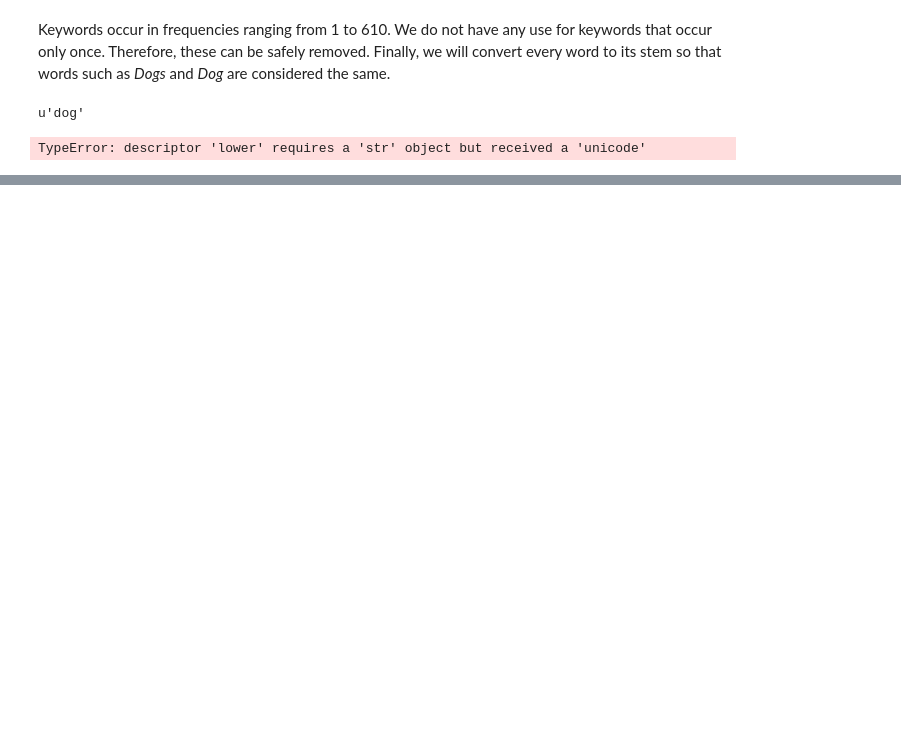
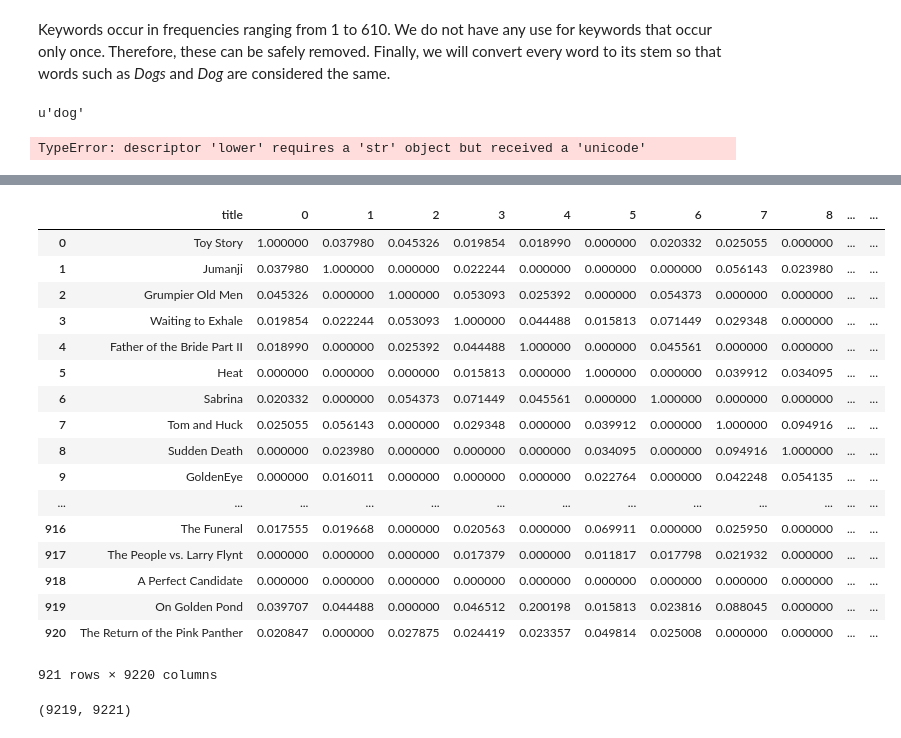
Before and after one commit to aravindsrinivasan/movie-ranking-recommendation-system, a Jupyter notebook: notebooks/ContentBasedRecommender.ipynb, the cells around one changed output, grey strips where cells are left out. Cells and saved outputs as stored; diff of their text form; code cells hidden in the pictures; blank space fills up the shorter version.

```diff
--- a/notebooks/ContentBasedRecommender.ipynb
+++ b/notebooks/ContentBasedRecommender.ipynb
@@ -482,0 +469,29 @@ totalDF.to_csv('../data/contentRec.csv')
+# %%
+lastComplete = 0
+for i in range(1,10):
+    partialDF = totalDF[lastComplete:int(totalDF.shape[0]*(float(i)/9))]
+    lastComplete = int(totalDF.shape[0]*(float(i)/9))
+    partialDF.to_csv('../data/contentRec'+str(i) +'.csv')
+# %%
+partialDF =totalDF[lastComplete:int(totalDF.shape[0]*(float(1)/10))]
+# %%
+partialDF
+# %% [output]
+|  | title | 0 | 1 | 2 | 3 | 4 | 5 | 6 | 7 | 8 | ... | ... |
+| 0 | Toy Story | 1.000000 | 0.037980 | 0.045326 | 0.019854 | 0.018990 | 0.000000 | 0.020332 | 0.025055 | 0.000000 | ... | ... |
+| 1 | Jumanji | 0.037980 | 1.000000 | 0.000000 | 0.022244 | 0.000000 | 0.000000 | 0.000000 | 0.056143 | 0.023980 | ... | ... |
+| 2 | Grumpier Old Men | 0.045326 | 0.000000 | 1.000000 | 0.053093 | 0.025392 | 0.000000 | 0.054373 | 0.000000 | 0.000000 | ... | ... |
+| 3 | Waiting to Exhale | 0.019854 | 0.022244 | 0.053093 | 1.000000 | 0.044488 | 0.015813 | 0.071449 | 0.029348 | 0.000000 | ... | ... |
+| 4 | Father of the Bride Part II | 0.018990 | 0.000000 | 0.025392 | 0.044488 | 1.000000 | 0.000000 | 0.045561 | 0.000000 | 0.000000 | ... | ... |
+| 5 | Heat | 0.000000 | 0.000000 | 0.000000 | 0.015813 | 0.000000 | 1.000000 | 0.000000 | 0.039912 | 0.034095 | ... | ... |
+| 6 | Sabrina | 0.020332 | 0.000000 | 0.054373 | 0.071449 | 0.045561 | 0.000000 | 1.000000 | 0.000000 | 0.000000 | ... | ... |
+| 7 | Tom and Huck | 0.025055 | 0.056143 | 0.000000 | 0.029348 | 0.000000 | 0.039912 | 0.000000 | 1.000000 | 0.094916 | ... | ... |
+| 8 | Sudden Death | 0.000000 | 0.023980 | 0.000000 | 0.000000 | 0.000000 | 0.034095 | 0.000000 | 0.094916 | 1.000000 | ... | ... |
+| 9 | GoldenEye | 0.000000 | 0.016011 | 0.000000 | 0.000000 | 0.000000 | 0.022764 | 0.000000 | 0.042248 | 0.054135 | ... | ... |
+| ... | ... | ... | ... | ... | ... | ... | ... | ... | ... | ... | ... | ... |
+| 916 | The Funeral | 0.017555 | 0.019668 | 0.000000 | 0.020563 | 0.000000 | 0.069911 | 0.000000 | 0.025950 | 0.000000 | ... | ... |
+| 917 | The People vs. Larry Flynt | 0.000000 | 0.000000 | 0.000000 | 0.017379 | 0.000000 | 0.011817 | 0.017798 | 0.021932 | 0.000000 | ... | ... |
+| 918 | A Perfect Candidate | 0.000000 | 0.000000 | 0.000000 | 0.000000 | 0.000000 | 0.000000 | 0.000000 | 0.000000 | 0.000000 | ... | ... |
+| 919 | On Golden Pond | 0.039707 | 0.044488 | 0.000000 | 0.046512 | 0.200198 | 0.015813 | 0.023816 | 0.088045 | 0.000000 | ... | ... |
+| 920 | The Return of the Pink Panther | 0.020847 | 0.000000 | 0.027875 | 0.024419 | 0.023357 | 0.049814 | 0.025008 | 0.000000 | 0.000000 | ... | ... |
+921 rows × 9220 columns
@@ -482,0 +503,4 @@ totalDF.to_csv('../data/contentRec.csv')
+# %%
+fullDF.shape
+# %% [output]
+(9219, 9221)
```
Also changed, not shown: parts of 45 cells of this notebook, 2 other files.
